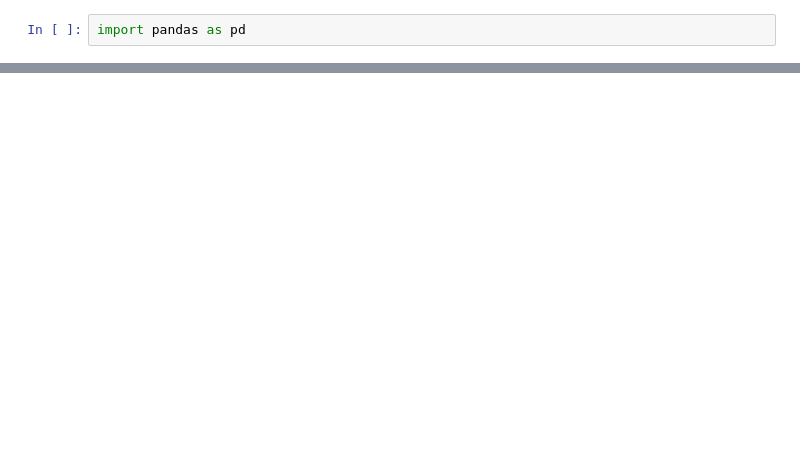
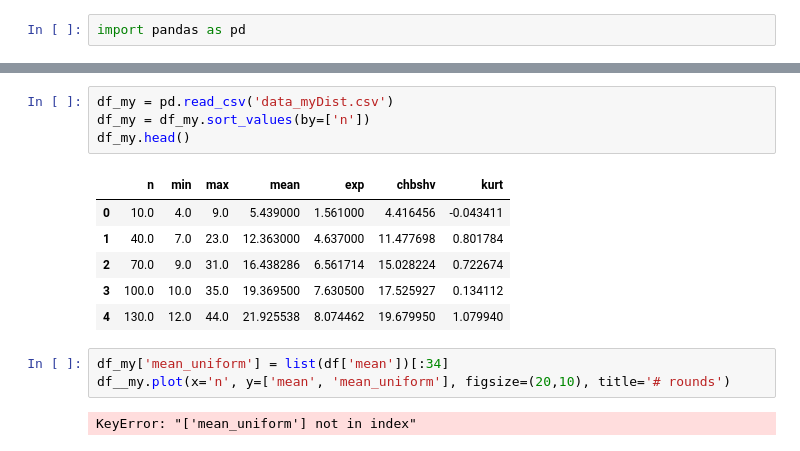
Before and after one commit to pucikplay/MPA, a Jupyter notebook: L3/l3.ipynb, the cells around one changed output, grey strips where cells are left out. Cells and saved outputs as stored; diff of their text form; blank space fills up the shorter version.

Commit message:
Added comparisn to myDist

```diff
--- a/L3/l3.ipynb
+++ b/L3/l3.ipynb
@@ -14,3 +14,19 @@ df.head()
+# %%
+df_my = pd.read_csv('data_myDist.csv')
+df_my = df_my.sort_values(by=['n'])
+df_my.head()
+# %% [output]
+|  | n | min | max | mean | exp | chbshv | kurt |
+| 0 | 10.0 | 4.0 | 9.0 | 5.439000 | 1.561000 | 4.416456 | -0.043411 |
+| 1 | 40.0 | 7.0 | 23.0 | 12.363000 | 4.637000 | 11.477698 | 0.801784 |
+| 2 | 70.0 | 9.0 | 31.0 | 16.438286 | 6.561714 | 15.028224 | 0.722674 |
+| 3 | 100.0 | 10.0 | 35.0 | 19.369500 | 7.630500 | 17.525927 | 0.134112 |
+| 4 | 130.0 | 12.0 | 44.0 | 21.925538 | 8.074462 | 19.679950 | 1.079940 |
+# %%
+df_my['mean_uniform'] = list(df['mean'])[:34]
+df__my.plot(x='n', y=['mean', 'mean_uniform'], figsize=(20,10), title='# rounds')
+# %% [output]
+KeyError: "['mean_uniform'] not in index"
 # %%
 df.plot(x='n', y=['min', 'mean', 'max'], figsize=(20,10), title='# rounds')
 # %% [output]
```
Also changed, not shown: parts of 6 cells of this notebook, 2 other files.
